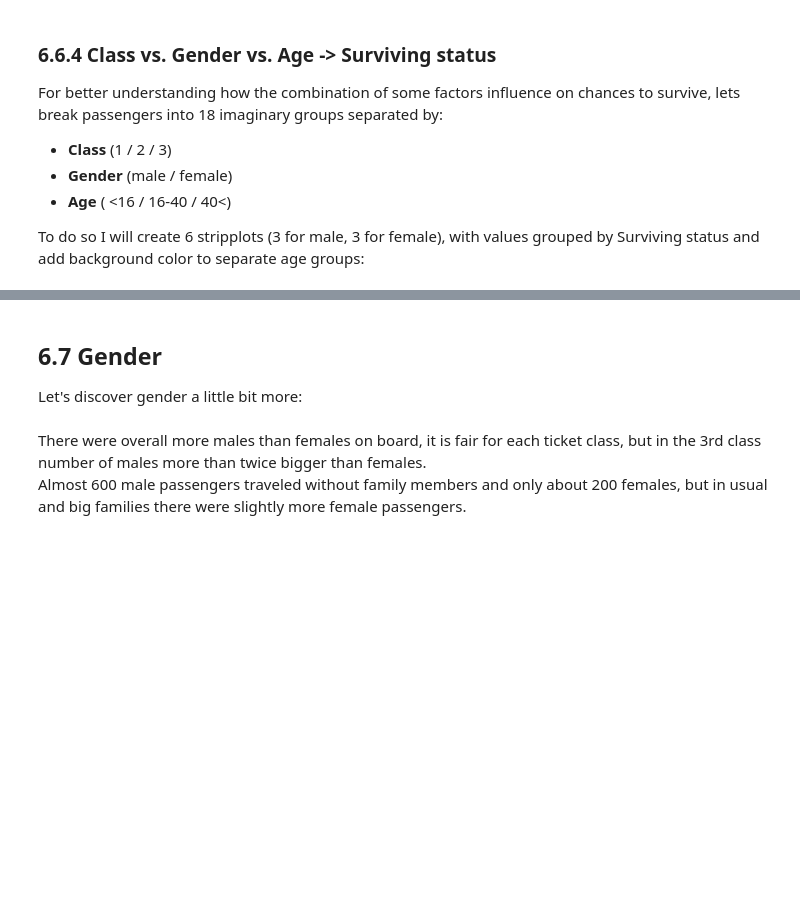
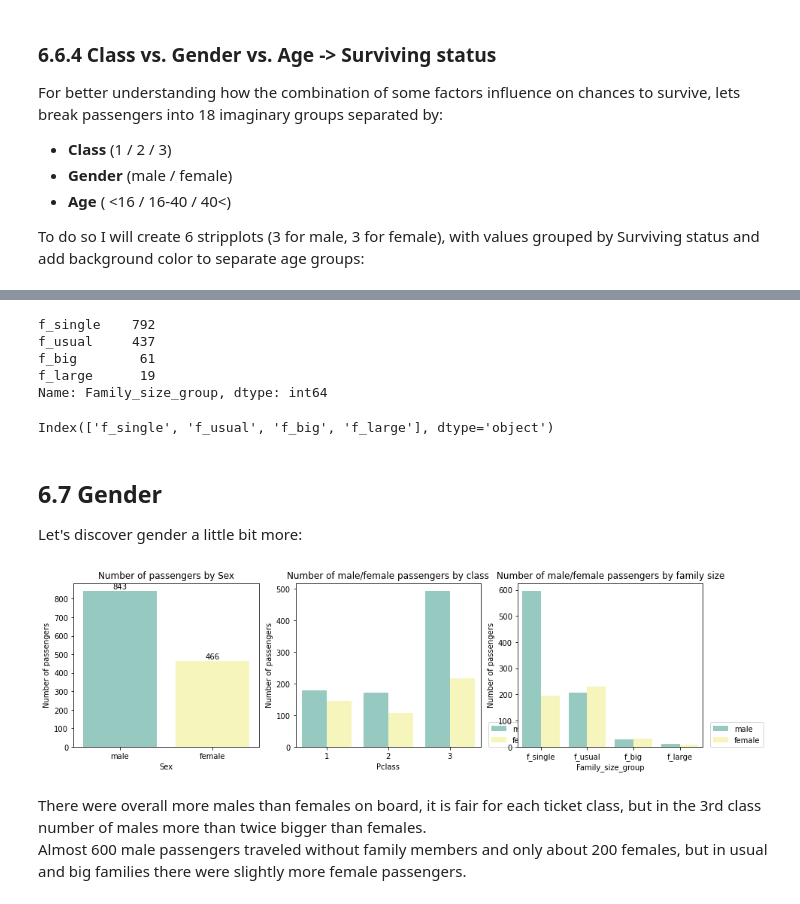
Before and after one commit to ReneValenzuela/AI-ML-Batch2, a Jupyter notebook: LU___titanic_eda_tutorial_with_seaborn___Learners_15_Jan_2021.ipynb, the cells around one changed output, grey strips where cells are left out. Saved outputs shown, nothing was run; the diff lists cells and outputs as text; code cells hidden in the pictures; blank space fills up the shorter version.

```diff
--- a/LU___titanic_eda_tutorial_with_seaborn___Learners_15_Jan_2021.ipynb
+++ b/LU___titanic_eda_tutorial_with_seaborn___Learners_15_Jan_2021.ipynb
@@ -840,0 +876,5 @@ Family size = sib + parch + 1
+# %%
+all_data['Family_size'] = all_data['SibSp'] + all_data['Parch'] + 1
+family_size = all_data['Family_size'].value_counts()
+print("Family size and the number of passengers:")
+print(family_size)
@@ -840,0 +893,2 @@ Family size = sib + parch + 1
+# %%
+all_data['Surname'] = all_data['Name'].str.split(',', expand=True)[0]
@@ -1035,28 +1192,46 @@ plt.show()
+# %%
+all_data['Family_size_group'].value_counts()
+# %% [output]
+f_single    792
+f_usual     437
+f_big        61
+f_large      19
+Name: Family_size_group, dtype: int64
+# %%
+all_data['Family_size_group'].value_counts().index
+# %% [output]
+Index(['f_single', 'f_usual', 'f_big', 'f_large'], dtype='object')
 # %% [markdown]
 ## 6.7 Gender
 Let's discover gender a little bit more:
 # %%
 plt.figure(figsize = (15,4))
 
 plt.subplot (1,3,1)
 ax = sns.countplot(all_data['Sex'], palette="Set3")
 plt.title('Number of passengers by Sex')
 plt.ylabel('Number of passengers')
 
 # calculate passengers for each category
 labels = (all_data['Sex'].value_counts())
 # add result numbers on barchart
 for i, v in enumerate(labels):
     ax.text(i, v+10, str(v), horizontalalignment = 'center', size = 10, color = 'black')
 
 
 plt.subplot (1,3,2)
 sns.countplot( x = 'Pclass', data = all_data, hue = 'Sex', palette="Set3")
 plt.title('Number of male/female passengers by class')
 plt.ylabel('Number of passengers')
 plt.legend( loc=(1.04,0))
 
-# Your code goes here44
+plt.subplot (1,3,3)
+sns.countplot( x = 'Family_size_group', data = all_data, hue = 'Sex', palette="Set3", order=all_data['Family_size_group'].value_counts().index)
+plt.title('Number of male/female passengers by family size')
+plt.ylabel('Number of passengers')
+plt.legend( loc=(1.04,0));
+# %% [output]
+[figure, added]
 # %% [markdown]
 There were overall more males than females on board, it is fair for each ticket class, but in the 3rd class number of males more than twice bigger than females.
 Almost 600 male passengers traveled without family members and only about 200 females, but in usual and big families there were slightly more female passengers.
```
Also changed, not shown: parts of 69 cells of this notebook.
